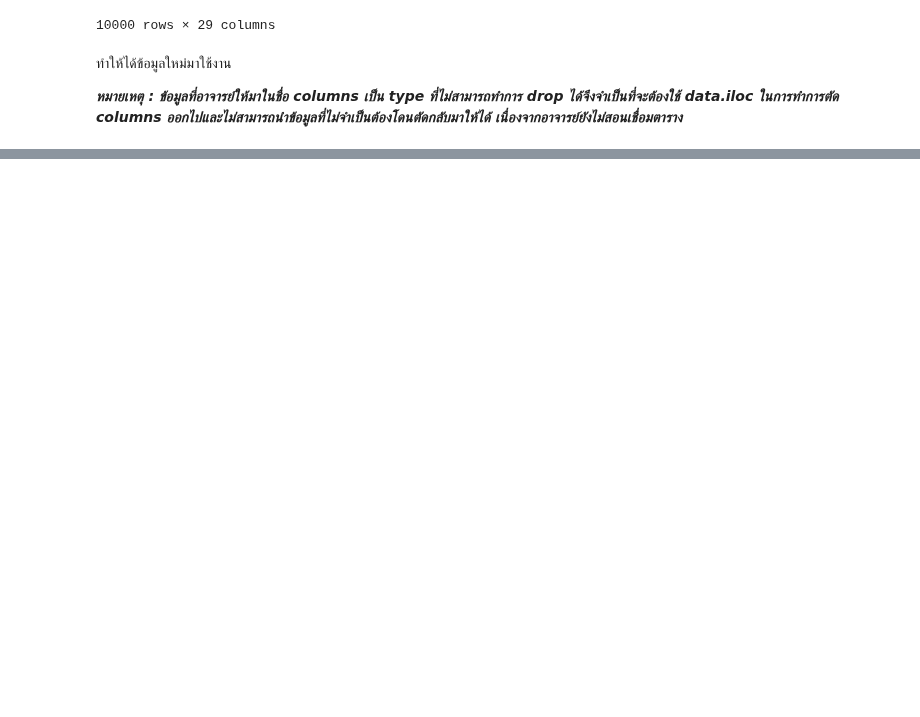
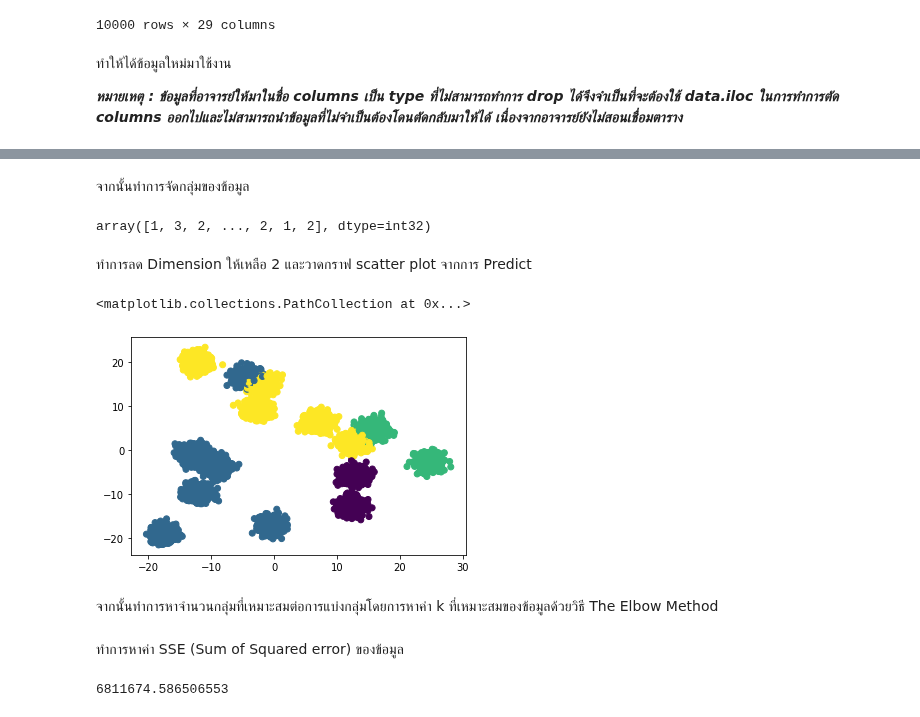
Before and after one commit to sitthatkaja/multivariate, a Jupyter notebook: Multivariate_Exam.ipynb, the cells around one changed output, grey strips where cells are left out. Saved outputs shown, nothing was run; the diff lists cells and outputs as text; code cells hidden in the pictures; blank space fills up the shorter version.

```diff
--- a/Multivariate_Exam.ipynb
+++ b/Multivariate_Exam.ipynb
@@ -107,0 +120,2 @@ newdata
+# %%
+kmeans = KMeans(n_clusters=4,random_state=2021)
@@ -107,0 +126,2 @@ newdata
+# %%
+kmeans.fit(newdata)
@@ -107,0 +154,30 @@ newdata
+# %% [markdown]
+จากนั้นทำการจัดกลุ่มของข้อมูล
+# %%
+y = kmeans.predict(newdata)
+y
+# %% [output]
+array([1, 3, 2, ..., 2, 1, 2], dtype=int32)
+# %% [markdown]
+ทำการลด Dimension ให้เหลือ 2 และวาดกราฟ scatter plot จากการ Predict
+# %%
+from sklearn.decomposition import PCA
+from matplotlib import pyplot as plt
+pca = PCA(n_components=2)
+new_pca = pca.fit_transform(newdata)
+# %%
+kmeans = KMeans(n_clusters=4, random_state=2021)
+kmeans.fit(newdata)
+y = kmeans.predict(newdata)
+plt.scatter(new_pca[:,0],new_pca[:,1],c=y)
+# %% [output]
+<matplotlib.collections.PathCollection at 0x...>
+[figure, added]
+# %% [markdown]
+จากนั้นทำการหาจำนวนกลุ่มที่เหมาะสมต่อการแบ่งกลุ่มโดยการหาค่า k ที่เหมาะสมของข้อมูลด้วยวิธี The Elbow Method
+# %% [markdown]
+ทำการหาค่า SSE (Sum of Squared error) ของข้อมูล
+# %%
+kmeans.inertia_
+# %% [output]
+6811674.586506553
```
Also changed, not shown: parts of 14 cells of this notebook.
